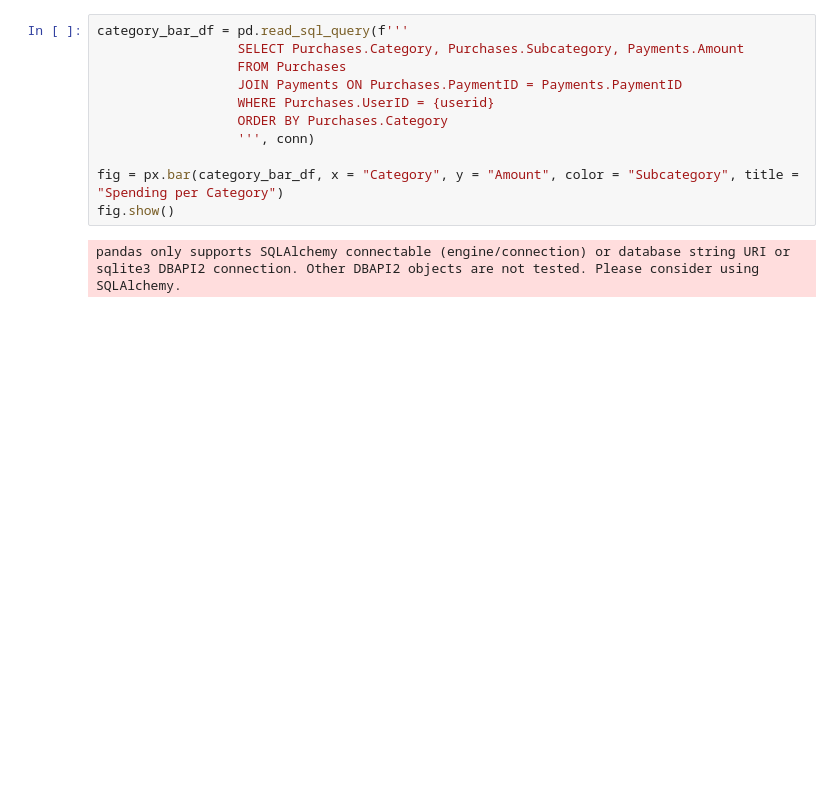
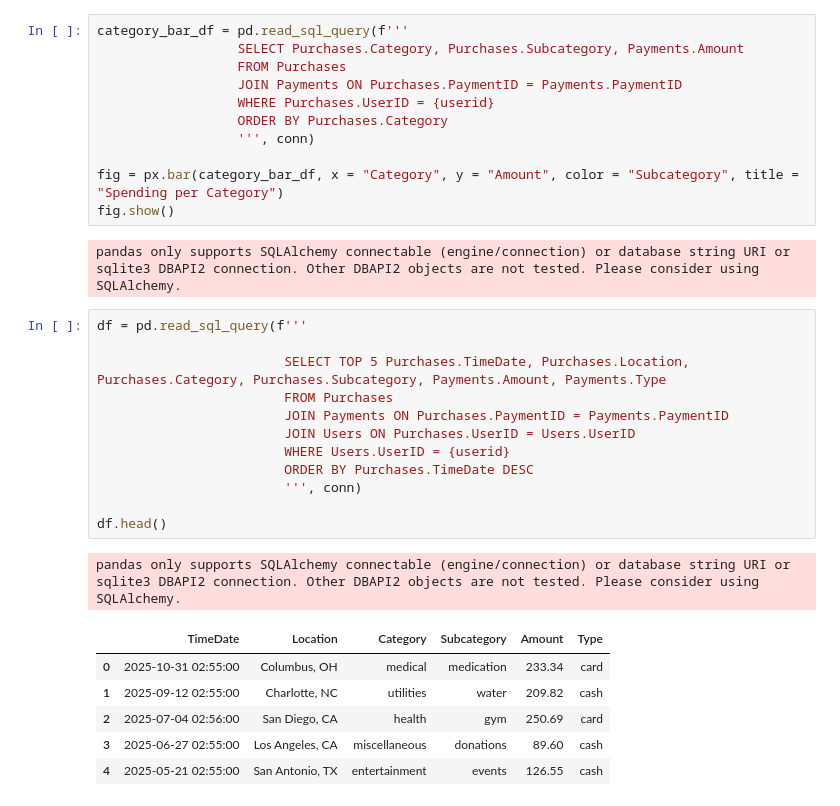
Before and after one commit to CameronJBradley2004/CS430FinalProject, a Jupyter notebook: Graphs.ipynb, the cells around one changed output. Drawn from its saved outputs; the diff is of its cells as text; blank space fills up the shorter version.

Commit message:
Added last 5 purchases chart

```diff
--- a/Graphs.ipynb
+++ b/Graphs.ipynb
@@ -243,3 +239,23 @@ fig = px.bar(category_bar_df, x = "Category", y = "Amount", color = "Subcategory
 fig.show()
 # %% [output]
 pandas only supports SQLAlchemy connectable (engine/connection) or database string URI or sqlite3 DBAPI2 connection. Other DBAPI2 objects are not tested. Please consider using SQLAlchemy.
+# %%
+df = pd.read_sql_query(f'''
+
+                        SELECT TOP 5 Purchases.TimeDate, Purchases.Location, Purchases.Category, Purchases.Subcategory, Payments.Amount, Payments.Type
+                        FROM Purchases
+                        JOIN Payments ON Purchases.PaymentID = Payments.PaymentID
+                        JOIN Users ON Purchases.UserID = Users.UserID
+                        WHERE Users.UserID = {userid}
+                        ORDER BY Purchases.TimeDate DESC
+                        ''', conn)
+
+df.head()
+# %% [output]
+pandas only supports SQLAlchemy connectable (engine/connection) or database string URI or sqlite3 DBAPI2 connection. Other DBAPI2 objects are not tested. Please consider using SQLAlchemy.
+|  | TimeDate | Location | Category | Subcategory | Amount | Type |
+| 0 | 2025-10-31 02:55:00 | Columbus, OH | medical | medication | 233.34 | card |
+| 1 | 2025-09-12 02:55:00 | Charlotte, NC | utilities | water | 209.82 | cash |
+| 2 | 2025-07-04 02:56:00 | San Diego, CA | health | gym | 250.69 | card |
+| 3 | 2025-06-27 02:55:00 | Los Angeles, CA | miscellaneous | donations | 89.60 | cash |
+| 4 | 2025-05-21 02:55:00 | San Antonio, TX | entertainment | events | 126.55 | cash |
```
Also changed, not shown: parts of 3 cells of this notebook.
